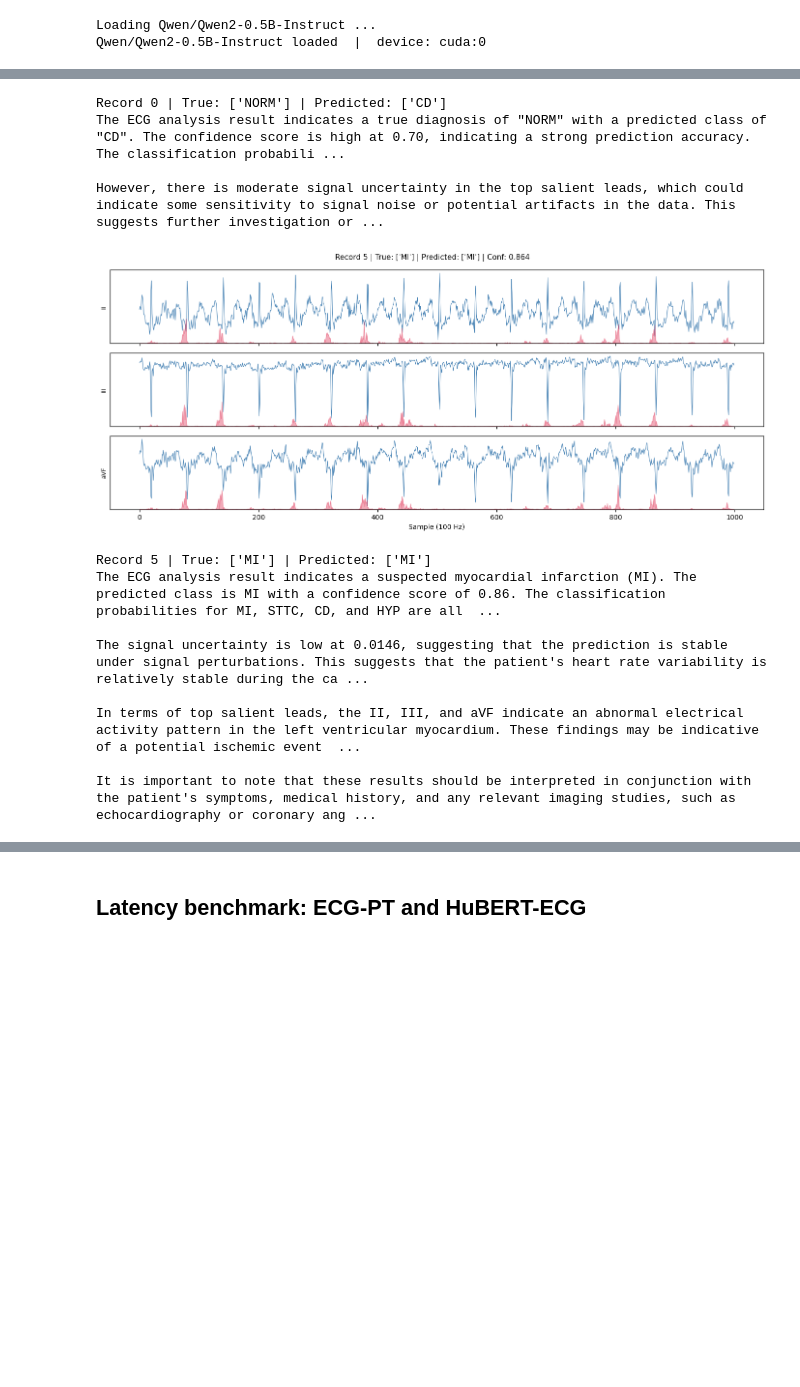
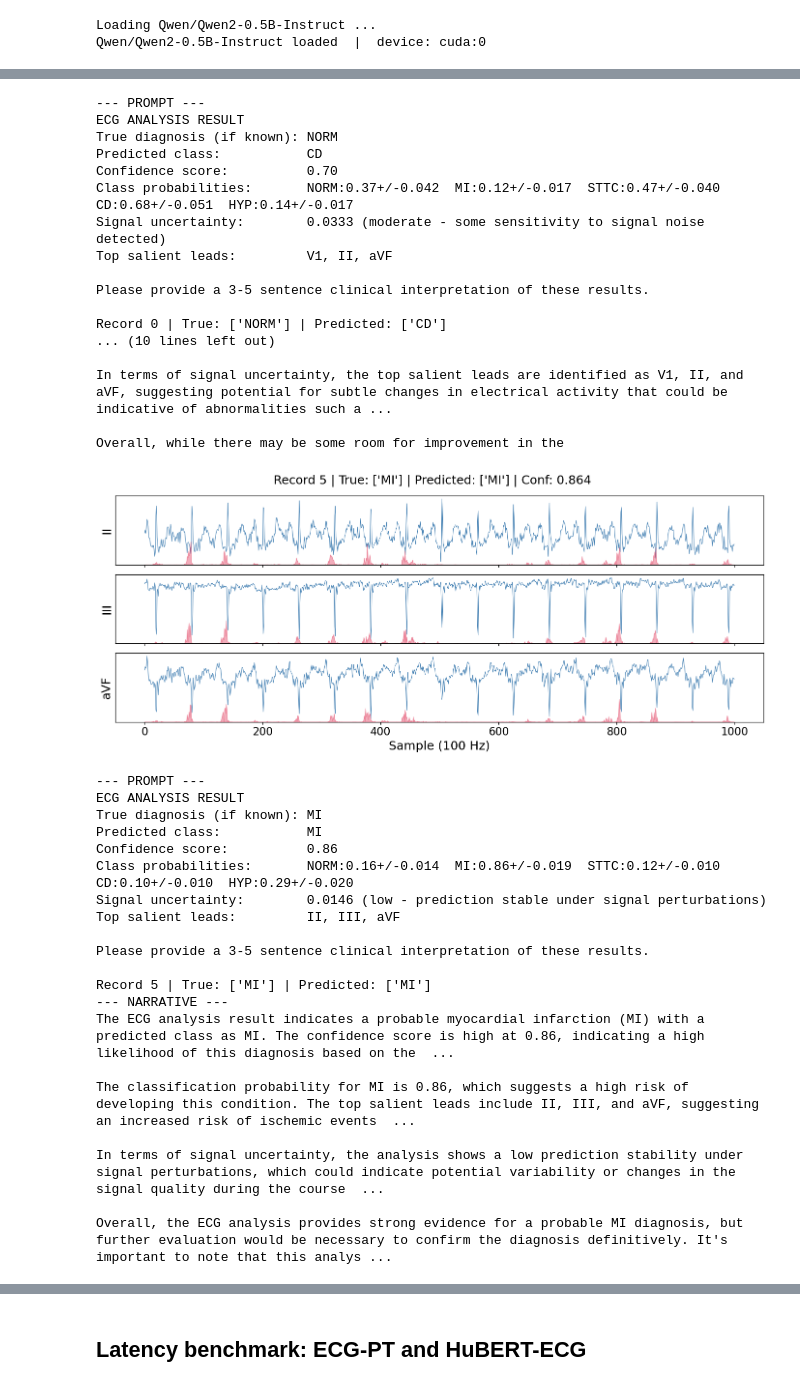
Before and after one commit to teodora-taleska/biosignal-xai, a Jupyter notebook: notebooks/07_inference_pipeline.ipynb, the cells around one changed output, grey strips where cells are left out. Saved outputs shown, nothing was run; the diff lists cells and outputs as text; code cells hidden in the pictures; blank space fills up the shorter version.

```diff
--- a/notebooks/07_inference_pipeline.ipynb
+++ b/notebooks/07_inference_pipeline.ipynb
@@ -447,7 +447,7 @@ for i in [0, 5, 10]:
     fig.suptitle(
         f'Record {i} | True: {true_cls} | Predicted: {result["predicted_classes"]} '
         f'| Conf: {result["confidence_score"]:.3f}',
-        fontsize=11,
+        fontsize=18,
     )
     t = np.arange(1000)
     for ax, lead_name in zip(axes, top_leads):
@@ -458,17 +458,18 @@ for i in [0, 5, 10]:
         ax2.fill_between(t, 0, sal, alpha=0.35, color='crimson')
         ax2.set_ylim(0, 3)
         ax2.set_yticks([])
-        ax.set_ylabel(lead_name, fontsize=9)
+        ax.set_ylabel(lead_name, fontsize=18)
         ax.set_yticks([])
-    axes[-1].set_xlabel('Sample (100 Hz)')
+        ax.tick_params(axis='both', labelsize=16)
+    axes[-1].set_xlabel('Sample (100 Hz)', fontsize=18)
     plt.tight_layout()
-    plt.savefig(f'{RESULTS_DIR}/fcn_saliency_record_{i}.png', dpi=100, bbox_inches='tight')
+    plt.savefig(f'{RESULTS_DIR}/fcn_saliency_record_{i}.png', dpi=150, bbox_inches='tight')
     plt.show()
 
     # Qwen2 narrative
     prompt    = build_ecg_prompt(result, saliency, LEAD_NAMES, true_classes=true_cls)
+    print(f'--- PROMPT ---\n{prompt}\n')
     narrative = generate_explanation(prompt, qwen_model, qwen_tokenizer)
     print(f'Record {i} | True: {true_cls} | Predicted: {result["predicted_classes"]}')
-    print(narrative)
-    print()
+    print(f'--- NARRATIVE ---\n{narrative}\n')
 # %% [output]
@@ -476,13 +477,38 @@ for i in [0, 5, 10]:
+--- PROMPT ---
+ECG ANALYSIS RESULT
+True diagnosis (if known): NORM
+Predicted class:           CD
+Confidence score:          0.70
+Class probabilities:       NORM:0.37+/-0.042  MI:0.12+/-0.017  STTC:0.47+/-0.040  CD:0.68+/-0.051  HYP:0.14+/-0.017
+Signal uncertainty:        0.0333 (moderate - some sensitivity to signal noise detected)
+Top salient leads:         V1, II, aVF
+
+Please provide a 3-5 sentence clinical interpretation of these results.
+
 Record 0 | True: ['NORM'] | Predicted: ['CD']
-The ECG analysis result indicates a true diagnosis of "NORM" with a predicted class of "CD". The confidence score is high at 0.70, indicating a strong prediction accuracy. The classification probabili ...
+... (10 lines left out)
 
-However, there is moderate signal uncertainty in the top salient leads, which could indicate some sensitivity to signal noise or potential artifacts in the data. This suggests further investigation or ...
+In terms of signal uncertainty, the top salient leads are identified as V1, II, and aVF, suggesting potential for subtle changes in electrical activity that could be indicative of abnormalities such a ...
+
+Overall, while there may be some room for improvement in the
-[figure, old version]
+[figure, new version]
+--- PROMPT ---
+ECG ANALYSIS RESULT
+True diagnosis (if known): MI
+Predicted class:           MI
+Confidence score:          0.86
+Class probabilities:       NORM:0.16+/-0.014  MI:0.86+/-0.019  STTC:0.12+/-0.010  CD:0.10+/-0.010  HYP:0.29+/-0.020
+Signal uncertainty:        0.0146 (low - prediction stable under signal perturbations)
+Top salient leads:         II, III, aVF
+
+Please provide a 3-5 sentence clinical interpretation of these results.
+
 Record 5 | True: ['MI'] | Predicted: ['MI']
-The ECG analysis result indicates a suspected myocardial infarction (MI). The predicted class is MI with a confidence score of 0.86. The classification probabilities for MI, STTC, CD, and HYP are all  ...
+--- NARRATIVE ---
+The ECG analysis result indicates a probable myocardial infarction (MI) with a predicted class as MI. The confidence score is high at 0.86, indicating a high likelihood of this diagnosis based on the  ...
 
-The signal uncertainty is low at 0.0146, suggesting that the prediction is stable under signal perturbations. This suggests that the patient's heart rate variability is relatively stable during the ca ...
+The classification probability for MI is 0.86, which suggests a high risk of developing this condition. The top salient leads include II, III, and aVF, suggesting an increased risk of ischemic events  ...
 
-In terms of top salient leads, the II, III, and aVF indicate an abnormal electrical activity pattern in the left ventricular myocardium. These findings may be indicative of a potential ischemic event  ...
+In terms of signal uncertainty, the analysis shows a low prediction stability under signal perturbations, which could indicate potential variability or changes in the signal quality during the course  ...
 
-It is important to note that these results should be interpreted in conjunction with the patient's symptoms, medical history, and any relevant imaging studies, such as echocardiography or coronary ang ...
+Overall, the ECG analysis provides strong evidence for a probable MI diagnosis, but further evaluation would be necessary to confirm the diagnosis definitively. It's important to note that this analys ...
```
Also changed, not shown: parts of 6 cells of this notebook, 8 other files.
